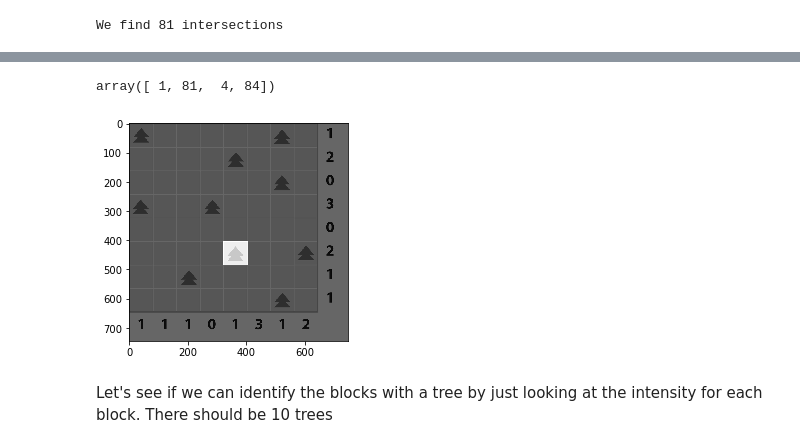
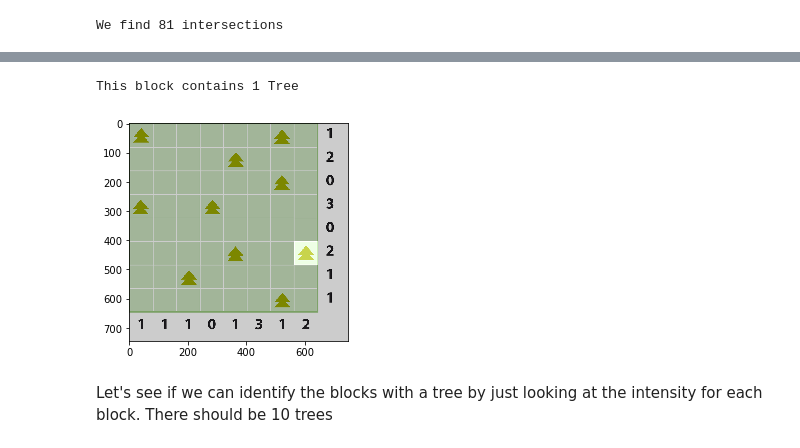
Before and after one commit to rrodenburg/tents_n_trees, a Jupyter notebook: puzzle_detector.ipynb, the cells around one changed output, grey strips where cells are left out. Drawn from its saved outputs; the diff is of its cells as text; code cells hidden in the pictures.

Commit message:
clustering to deduplicate lines and tree determination

```diff
--- a/puzzle_detector.ipynb
+++ b/puzzle_detector.ipynb
@@ -63,3 +66,0 @@ array([646, 646, 646, 646, 646, 646, 646, 646, 486, 407, 646, 646, 646,
-# %%
-lines = lines[line_size > 600]
-len(lines)
@@ -100,8 +110,7 @@ len(lines)
 # %%
 line_image = np.copy(img) * 0
 
-for line in lines.reshape(-1,1,4):
-    for x1,y1,x2,y2 in line:
+for x1,y1,x2,y2 in cleaned_lines.reshape(-1,4):
         cv2.line(line_image,(x1,y1),(x2,y2),(255,0,0),5)
 
 # Draw the lines on the  image
@@ -184,0 +210,16 @@ for intersection in intersections:
+# %%
+from sklearn.cluster import KMeans
+
+kmeans = KMeans(n_clusters = 2)
+tree_flag = kmeans.fit_predict(block_intensity.reshape(-1,1)).astype('int')
+
+# Add whether the square contains a tree to our blocks array
+# The shape of the array is [n_blocks,[x1,x2,y1,y2,mean_intensity,tree_flag]]
+
+blocks_trees = np.concatenate([blocks, block_intensity.reshape(-1,1), tree_flag.reshape(-1,1)], axis=1)
+
+trees = blocks_trees[(blocks_trees[:,5] == 1)]
+no_trees = blocks_trees[~(blocks_trees[:,5] == 1)]
+plt.hist(trees[:,4], label='tree', bins=3)
+plt.hist(no_trees[:,4], label='no tree', bins=2)
+plt.legend();
@@ -185,22 +228,26 @@ for intersection in intersections:
 # %%
 # Assign blocks to a 2d array
-dimension = int(np.sqrt(len(blocks)))
-blocks_2d = blocks[np.lexsort((blocks[:,2],blocks[:,0]))].reshape(dimension,dimension,4)
+dimension = int(np.sqrt(len(blocks_w_trees)))
+blocks_2d = blocks_trees[np.lexsort((blocks_w_trees[:,2],blocks_w_trees[:,0]))].reshape(dimension,dimension,6)
-# %%
-blocks_2d[0,0]
-# %% [output]
-array([ 1, 81,  4, 84])
 # %%
 # # Draw an example block with xmas tree
-x, y = 4,5
+def draw_block(game_fig, blocks_2d, x, y):
 
-blocks_image = np.copy(gray) * 0
-x1,x2,y1,y2 = blocks_2d[x,y]
-blocks_image[y1:y2,x1:x2] = 255
-temp = cv2.addWeighted(gray, 0.2, blocks_image, 0.3, 0)
-plt.imshow(temp, cmap='gray');
+    # Initiate a empty array
+    blocks_image = np.copy(game_fig) * 0
+    # Extract coordinates for the square
+    x1,x2,y1,y2,intensity,tree_flag = blocks_2d[x,y]
+    # Set pixels to max value
+    blocks_image[y1:y2,x1:x2] = 255
+    temp = cv2.addWeighted(game_fig, 0.8, blocks_image, 0.3, 0)
+    print(f'This block contains {tree_flag} Tree')
+    plt.imshow(temp);
+
+x, y = 7,5
+draw_block(img, blocks_2d, x, y)
 # %% [output]
+This block contains 1 Tree
-[figure, old version]
+[figure, new version]
 # %% [markdown]
 Let's see if we can identify the blocks with a tree by just looking at the intensity for each block. There should be 10 trees
 # %%
```
Also changed, not shown: parts of 22 cells of this notebook, 1 other file.
